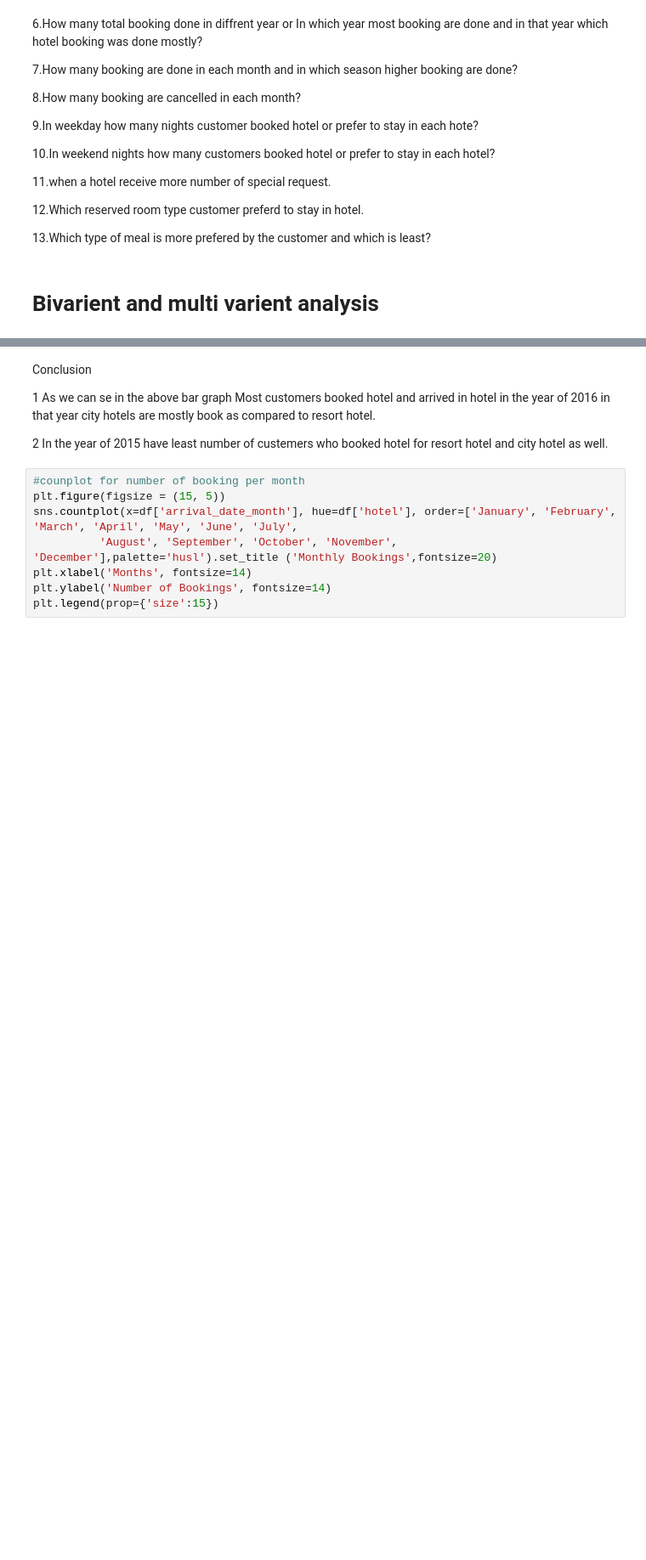
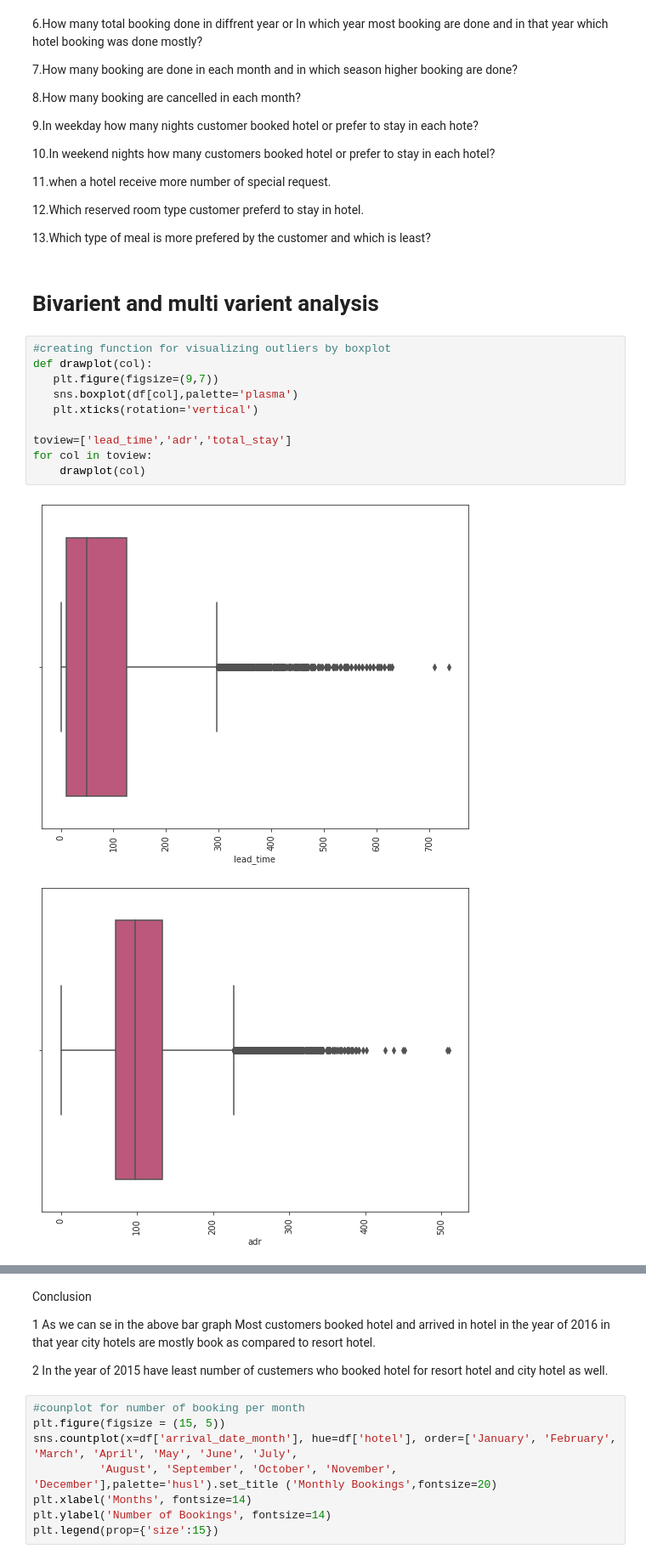
Before and after one commit to Methe11/Hotel-Booking-Analysis, a Jupyter notebook: Aishwarya_Methe_Copy_of_Hotel_Booking_Analysis_Capstone_Project.ipynb, the cells around one changed output, grey strips where cells are left out. Shown at 85% size. Saved outputs shown, nothing was run; the diff lists cells and outputs as text; blank space fills up the shorter version.

```diff
--- a/Aishwarya_Methe_Copy_of_Hotel_Booking_Analysis_Capstone_Project.ipynb
+++ b/Aishwarya_Methe_Copy_of_Hotel_Booking_Analysis_Capstone_Project.ipynb
@@ -393,3 +388,16 @@ Conclusion
 13.Which type of meal is more prefered by the customer and which is least?
 # %% [markdown]
 # Bivarient and multi varient analysis
+# %%
+#creating function for visualizing outliers by boxplot
+def drawplot(col):
+   plt.figure(figsize=(9,7))
+   sns.boxplot(df[col],palette='plasma')
+   plt.xticks(rotation='vertical')
+
+toview=['lead_time','adr','total_stay']
+for col in toview:
+    drawplot(col)
+# %% [output]
+[figure, added]
+[figure, added]
```
Also changed, not shown: parts of 32 cells of this notebook.
